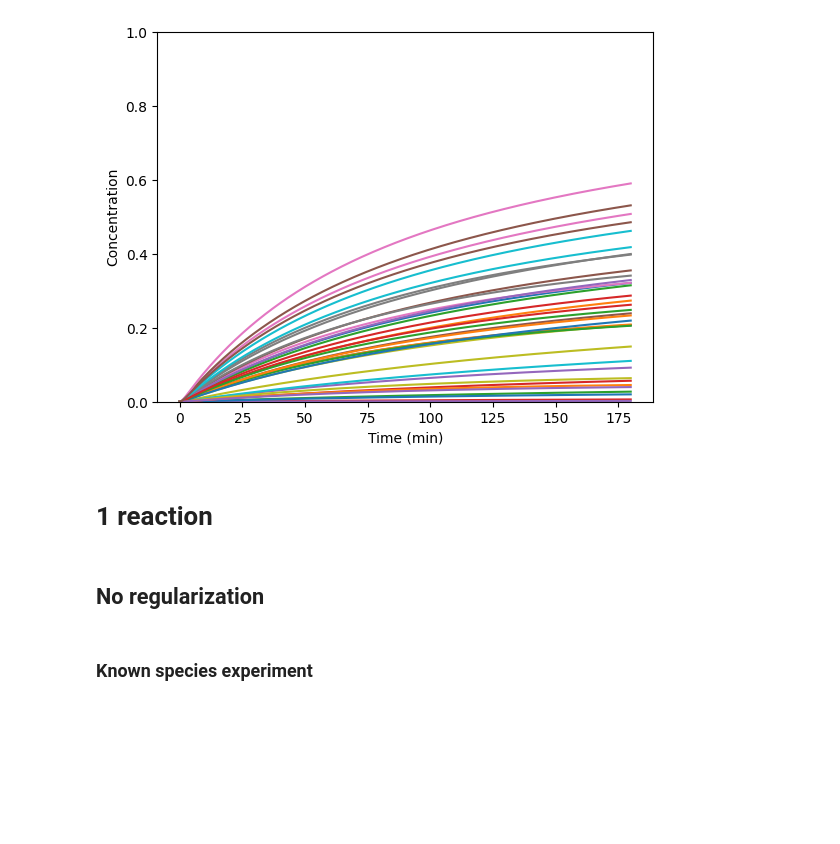
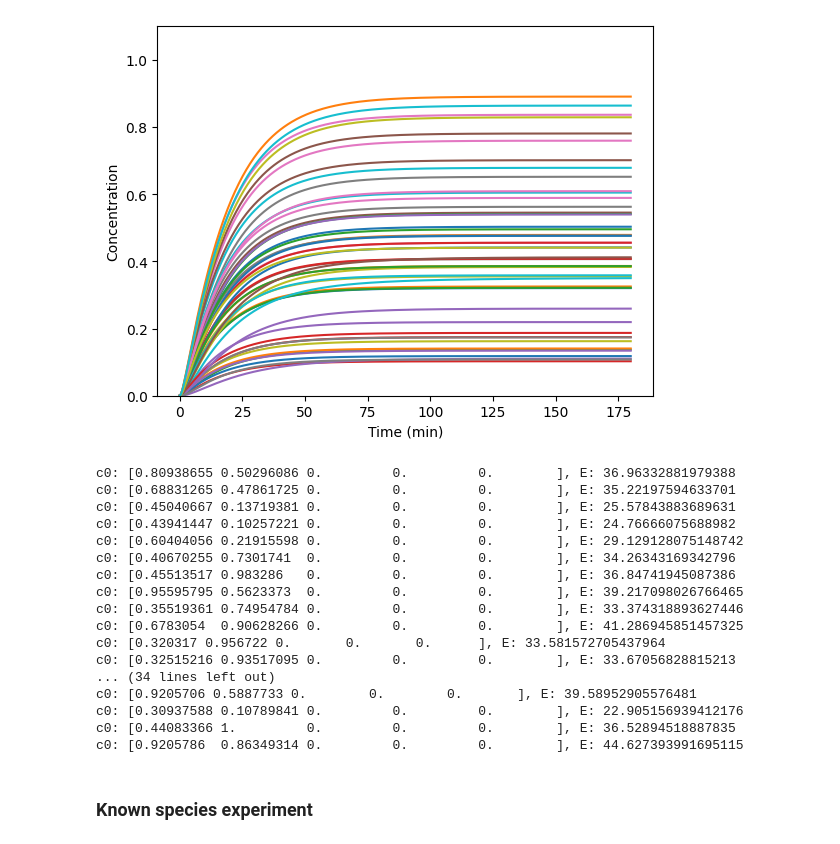
Before and after one commit to tiernan7/DSD-CRNN, a Jupyter notebook: one_latent.ipynb, the cells around one changed output. Saved outputs shown, nothing was run; the diff lists cells and outputs as text; code cells hidden in the pictures; blank space fills up the shorter version.

Commit message:
Working to unify parameters across models

```diff
--- a/one_latent.ipynb
+++ b/one_latent.ipynb
@@ -7,21 +7,24 @@ import torch.optim as optim  # Import optimization module
 import src
 from src.data.synthetic_data import SyntheticDataGenerator
 from src.data.dataset import KineticDataset, Normalize
-from src.data.data_loader import get_data_loaders
+from src.data.data_loader import get_data_loaders, load_data
 from src.models.crnn import CRNN
 from src.models.loss_fn import RangeNormalizedMAE, RangeNormalizedMSE
+import json
+from src.models.train_tune import train
 # For one step reaction
 y0 = {
-    'S_1' : (1, 100),
-    'S_2' : (1, 100),
+    'S_1' : (10, 100),
+    'S_2' : (10, 100),
     'S_3' : (0, 0),
     'S_4' : (0, 0),
     'S_out' : (0, 0),
 }
-ks = [2e3*1e-9, 2e7*1e-9]  # M^-1 s^-1 converted to nM^-1 s^-1
-
+ks = [2e5*1e-9, 1e-3]  # M^-1 s^-1 converted to nM^-1 s^-1
 time_hours = 3 #hours
 t_end = time_hours * 3600  # seconds
+E_bounds = (-np.inf, np.inf)  # No bounds on enzyme concentration
+
 
 data_gen = SyntheticDataGenerator(
     mechanism='one_step_1latent',
@@ -31,9 +34,10 @@ data_gen = SyntheticDataGenerator(
     t_end=t_end,
     n_timepoints = t_end//30,  # every 30 seconds
     seed=42,
+    E_bounds=E_bounds,
 )
 
-batch_size = 36
+batch_size = 50
 batch = data_gen.generate_batch(batch_size)
 norm = Normalize(max_concentration=torch.max(batch["c0"]))
 
@@ -41,14 +45,36 @@ ds = KineticDataset(batch, transform=norm)
 # %%
 # Visualize kinetics for each sample on a single plot
 t = ds.get_t().numpy()
-
 for i in range(batch_size):
     sample = ds[i]
     y = sample['y'].numpy()
+
     plt.plot(t/60, y, label=f'Sample {i}')
 plt.xlabel('Time (min)')
 plt.ylabel('Concentration')
-plt.ylim(0, 1)
+plt.ylim(0, 1.1)
 plt.show()
+
+for d in ds:
+    c0 = d['c0']
+    E = data_gen._E_from_fim(data_gen._SVD(data_gen._compute_fim_output(c0, summed = True)))
+    print(f"c0: {c0.numpy()}, E: {E}")
 # %% [output]
-[figure, old version]
+[figure, new version]
+c0: [0.80938655 0.50296086 0.         0.         0.        ], E: 36.96332881979388
+c0: [0.68831265 0.47861725 0.         0.         0.        ], E: 35.22197594633701
+c0: [0.45040667 0.13719381 0.         0.         0.        ], E: 25.57843883689631
+c0: [0.43941447 0.10257221 0.         0.         0.        ], E: 24.76666075688982
+c0: [0.60404056 0.21915598 0.         0.         0.        ], E: 29.129128075148742
+c0: [0.40670255 0.7301741  0.         0.         0.        ], E: 34.26343169342796
+c0: [0.45513517 0.983286   0.         0.         0.        ], E: 36.84741945087386
+c0: [0.95595795 0.5623373  0.         0.         0.        ], E: 39.217098026766465
+c0: [0.35519361 0.74954784 0.         0.         0.        ], E: 33.374318893627446
+c0: [0.6783054  0.90628266 0.         0.         0.        ], E: 41.286945851457325
+c0: [0.320317 0.956722 0.       0.       0.      ], E: 33.581572705437964
+c0: [0.32515216 0.93517095 0.         0.         0.        ], E: 33.67056828815213
+... (34 lines left out)
+c0: [0.9205706 0.5887733 0.        0.        0.       ], E: 39.58952905576481
+c0: [0.30937588 0.10789841 0.         0.         0.        ], E: 22.905156939412176
+c0: [0.44083366 1.         0.         0.         0.        ], E: 36.52894518887835
+c0: [0.9205786  0.86349314 0.         0.         0.        ], E: 44.627393991695115
@@ -80,2 +80,0 @@ norm_value = base_ds.transform.max_c0.item()
-# %% [markdown]
-# 1 reaction
@@ -84,2 +80,0 @@ num_reactions = 1
-# %% [markdown]
-## No regularization
```
Also changed, not shown: parts of 40 cells of this notebook, 12 other files.
